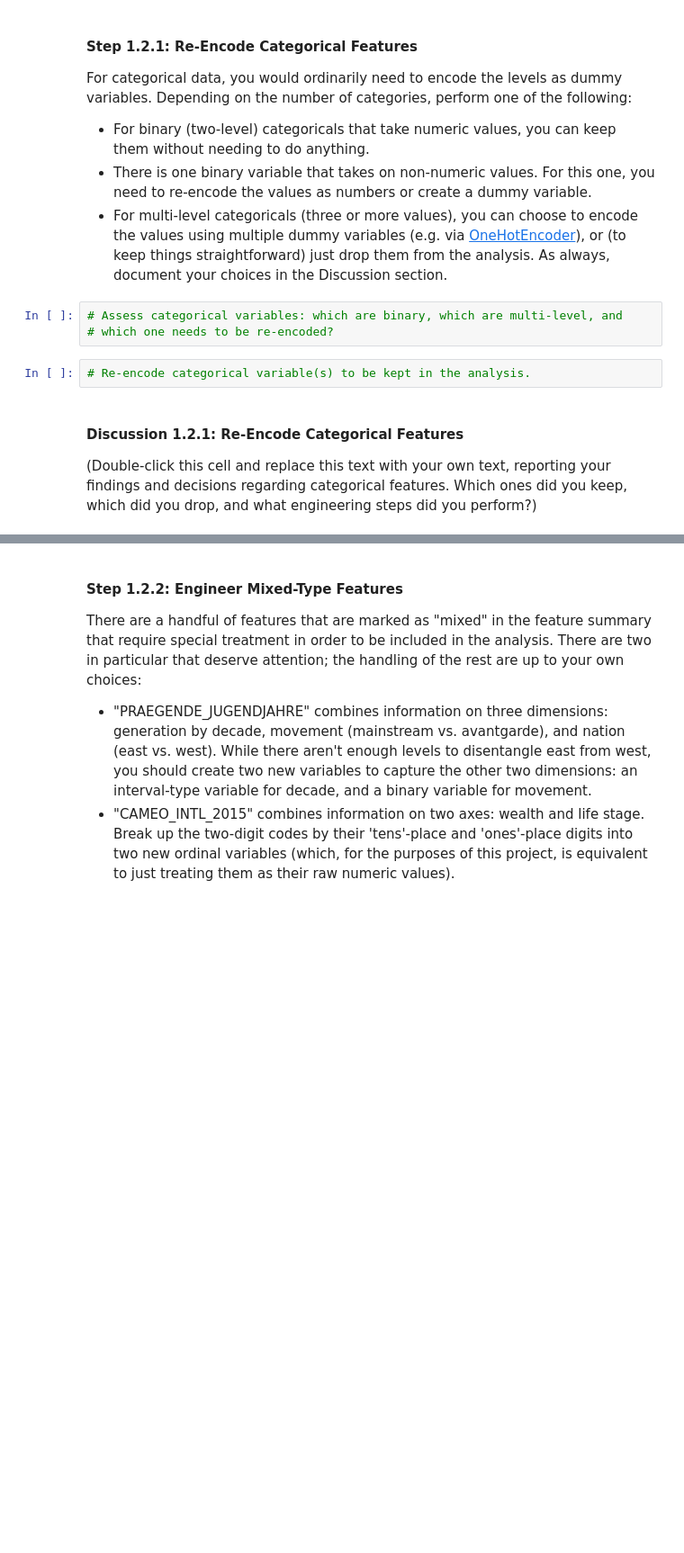
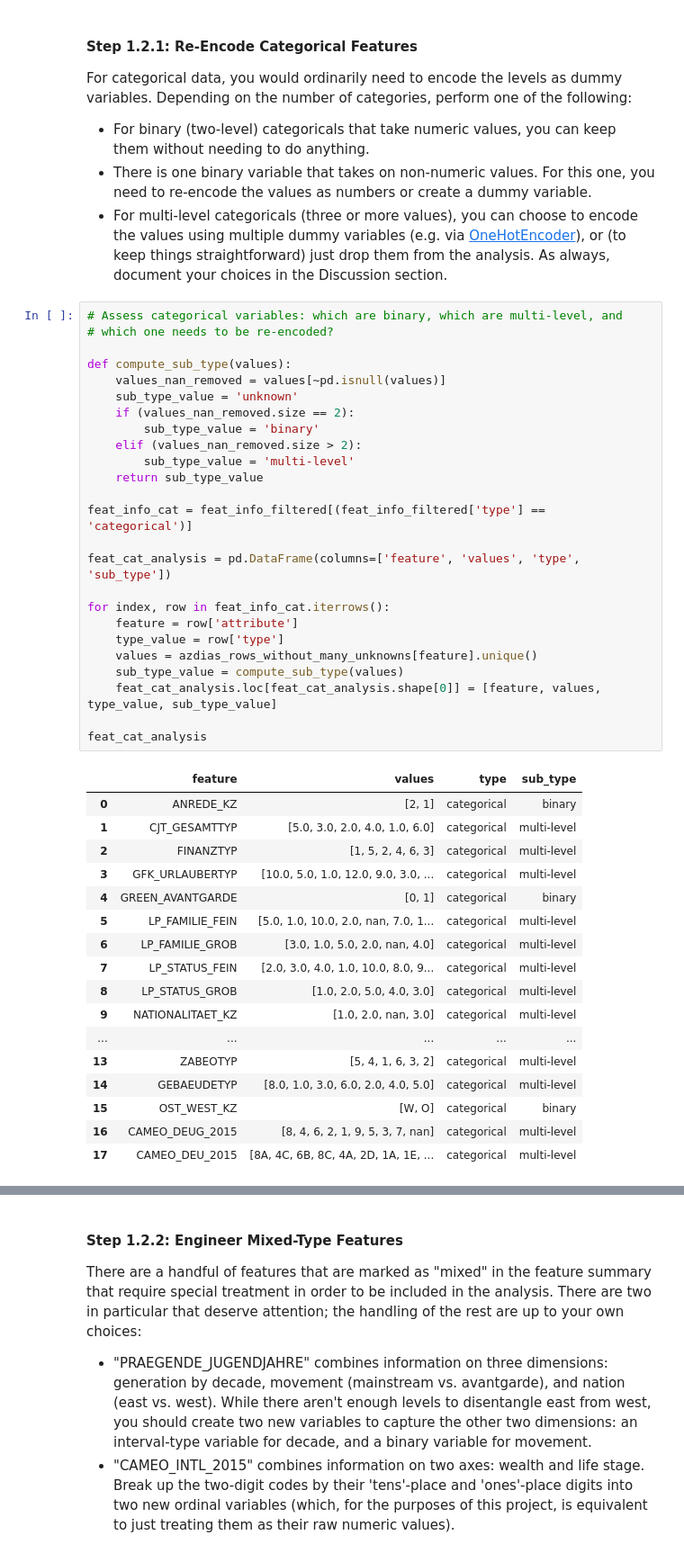
Before and after one commit to anuragkapur/udacity-into-to-machine-learning, a Jupyter notebook: src/projects/p3_identify_customer_segments/Identify_Customer_Segments.ipynb, the cells around one changed output, grey strips where cells are left out. Shown at 90% size. Cells and saved outputs as stored; diff of their text form; blank space fills up the shorter version.

```diff
--- a/src/projects/p3_identify_customer_segments/Identify_Customer_Segments.ipynb
+++ b/src/projects/p3_identify_customer_segments/Identify_Customer_Segments.ipynb
@@ -568,12 +605,46 @@ For categorical data, you would ordinarily need to encode the levels as dummy va
 - For binary (two-level) categoricals that take numeric values, you can keep them without needing to do anything.
 - There is one binary variable that takes on non-numeric values. For this one, you need to re-encode the values as numbers or create a dummy variable.
 - For multi-level categoricals (three or more values), you can choose to encode the values using multiple dummy variables (e.g. via [OneHotEncoder](http://scikit-learn.org/stable/modules/generated/sklearn.preprocessing.OneHotEncoder.html)), or (to keep things straightforward) just drop them from the analysis. As always, document your choices in the Discussion section.
-# %%
-# Assess categorical variables: which are binary, which are multi-level, and
-# which one needs to be re-encoded?
-# %%
-# Re-encode categorical variable(s) to be kept in the analysis.
-# %% [markdown]
-#### Discussion 1.2.1: Re-Encode Categorical Features
-
-(Double-click this cell and replace this text with your own text, reporting your findings and decisions regarding categorical features. Which ones did you keep, which did you drop, and what engineering steps did you perform?)
+# %%
+# Assess categorical variables: which are binary, which are multi-level, and
+# which one needs to be re-encoded?
+
+def compute_sub_type(values):
+    values_nan_removed = values[~pd.isnull(values)]
+    sub_type_value = 'unknown'
+    if (values_nan_removed.size == 2):
+        sub_type_value = 'binary'
+    elif (values_nan_removed.size > 2):
+        sub_type_value = 'multi-level'
+    return sub_type_value
+
+feat_info_cat = feat_info_filtered[(feat_info_filtered['type'] == 'categorical')]
+
+feat_cat_analysis = pd.DataFrame(columns=['feature', 'values', 'type', 'sub_type'])
+
+for index, row in feat_info_cat.iterrows():
+    feature = row['attribute']
+    type_value = row['type']
+    values = azdias_rows_without_many_unknowns[feature].unique()
+    sub_type_value = compute_sub_type(values)
+    feat_cat_analysis.loc[feat_cat_analysis.shape[0]] = [feature, values, type_value, sub_type_value]
+
+feat_cat_analysis
+# %% [output]
+|  | feature | values | type | sub_type |
+| 0 | ANREDE_KZ | [2, 1] | categorical | binary |
+| 1 | CJT_GESAMTTYP | [5.0, 3.0, 2.0, 4.0, 1.0, 6.0] | categorical | multi-level |
+| 2 | FINANZTYP | [1, 5, 2, 4, 6, 3] | categorical | multi-level |
+| 3 | GFK_URLAUBERTYP | [10.0, 5.0, 1.0, 12.0, 9.0, 3.0, ... | categorical | multi-level |
+| 4 | GREEN_AVANTGARDE | [0, 1] | categorical | binary |
+| 5 | LP_FAMILIE_FEIN | [5.0, 1.0, 10.0, 2.0, nan, 7.0, 1... | categorical | multi-level |
+| 6 | LP_FAMILIE_GROB | [3.0, 1.0, 5.0, 2.0, nan, 4.0] | categorical | multi-level |
+| 7 | LP_STATUS_FEIN | [2.0, 3.0, 4.0, 1.0, 10.0, 8.0, 9... | categorical | multi-level |
+| 8 | LP_STATUS_GROB | [1.0, 2.0, 5.0, 4.0, 3.0] | categorical | multi-level |
+| 9 | NATIONALITAET_KZ | [1.0, 2.0, nan, 3.0] | categorical | multi-level |
+| ... | ... | ... | ... | ... |
+| 13 | ZABEOTYP | [5, 4, 1, 6, 3, 2] | categorical | multi-level |
+| 14 | GEBAEUDETYP | [8.0, 1.0, 3.0, 6.0, 2.0, 4.0, 5.0] | categorical | multi-level |
+| 15 | OST_WEST_KZ | [W, O] | categorical | binary |
+| 16 | CAMEO_DEUG_2015 | [8, 4, 6, 2, 1, 9, 5, 3, 7, nan] | categorical | multi-level |
+| 17 | CAMEO_DEU_2015 | [8A, 4C, 6B, 8C, 4A, 2D, 1A, 1E, ... | categorical | multi-level |
```
Also changed, not shown: parts of 7 cells of this notebook.
